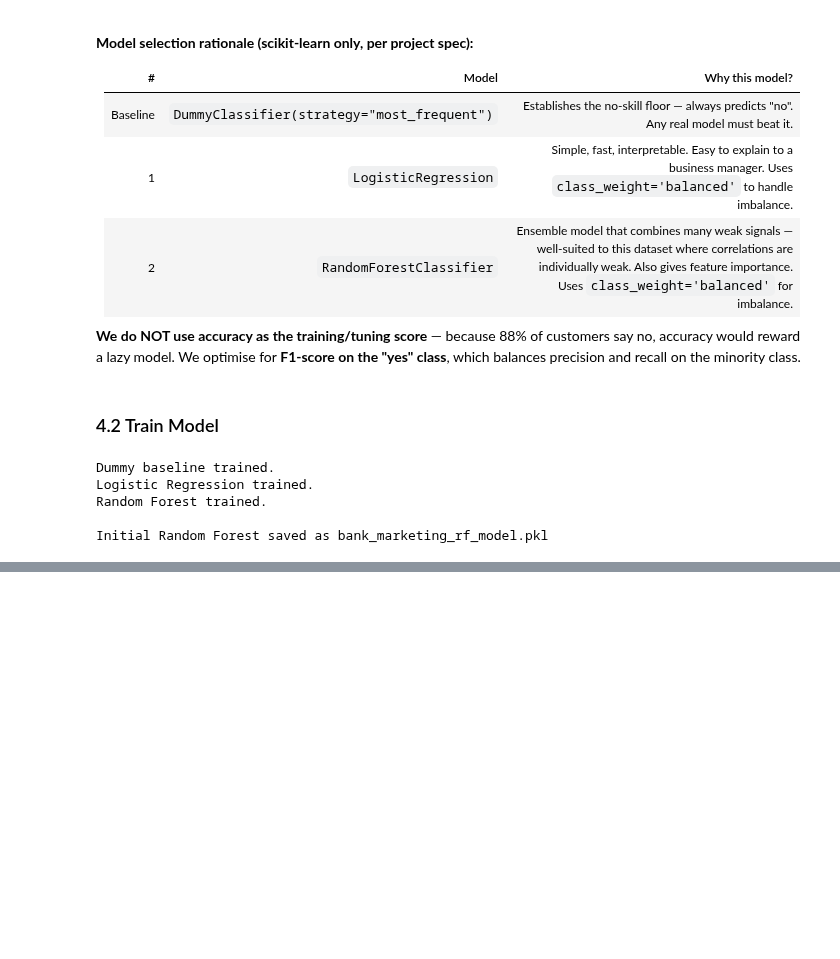
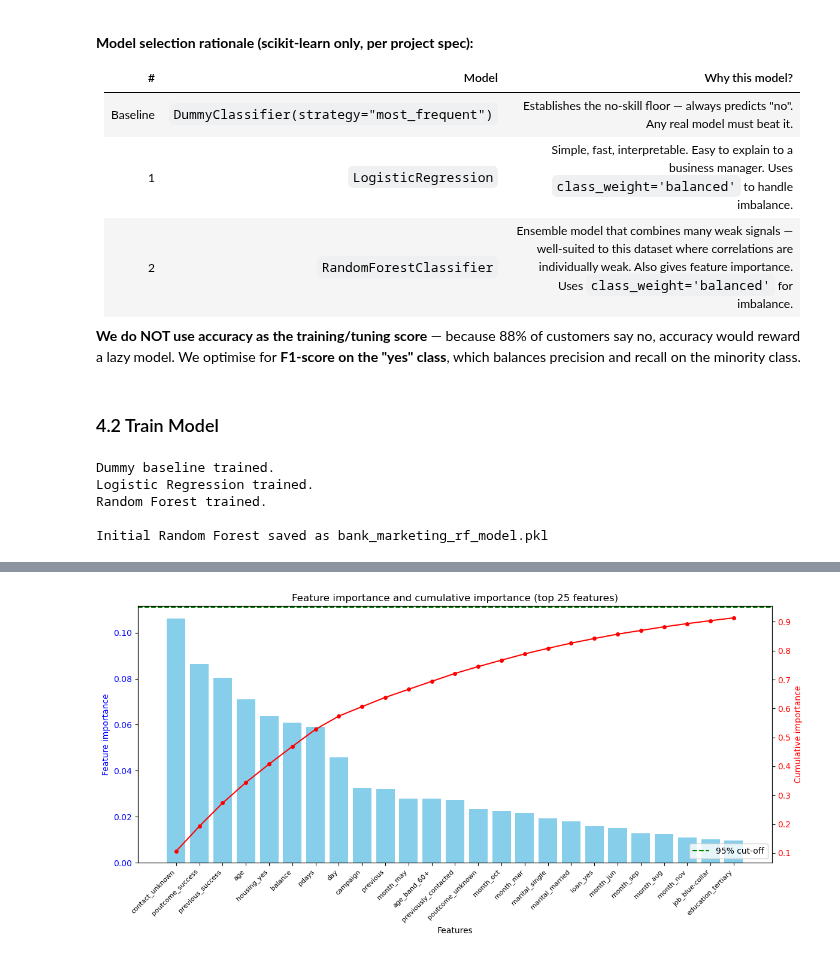
Before and after one commit to gavinlautp/mldp-bank-marketing, a Jupyter notebook: MLDP_Program_Codes.ipynb, the cells around one changed output, grey strips where cells are left out. Saved outputs shown, nothing was run; the diff lists cells and outputs as text; code cells hidden in the pictures; blank space fills up the shorter version.

```diff
--- a/MLDP_Program_Codes.ipynb
+++ b/MLDP_Program_Codes.ipynb
@@ -481,0 +869,27 @@ Initial Random Forest saved as bank_marketing_rf_model.pkl
+# %%
+## Plot feature importance and cumulative importance together
+## Shows visually where the 95% cut-off falls
+top_n = 25
+fig, ax1 = plt.subplots(figsize=(12, 6))
+
+## Bar chart for individual feature importance
+ax1.bar(df_impt["Feature"].head(top_n), df_impt["Importance"].head(top_n), color="skyblue")
+ax1.set_xlabel("Features")
+ax1.set_ylabel("Feature importance", color="blue")
+ax1.tick_params(axis="y", labelcolor="blue")
+ax1.set_xticklabels(df_impt["Feature"].head(top_n), rotation=45, ha="right", fontsize=8)
+
+## Line chart for cumulative importance on a second y-axis
+ax2 = ax1.twinx()
+ax2.plot(df_impt["Feature"].head(top_n), df_impt["Cumulative importance"].head(top_n),
+         color="red", marker="o", markersize=4)
+ax2.axhline(THRESHOLD, color="green", linestyle="--", label=f"{THRESHOLD:.0%} cut-off")
+ax2.set_ylabel("Cumulative importance", color="red")
+ax2.tick_params(axis="y", labelcolor="red")
+ax2.legend(loc="lower right")
+
+plt.title(f"Feature importance and cumulative importance (top {top_n} features)")
+plt.tight_layout()
+plt.show()
+# %% [output]
+[figure, added]
```
Also changed, not shown: parts of 28 cells of this notebook.
